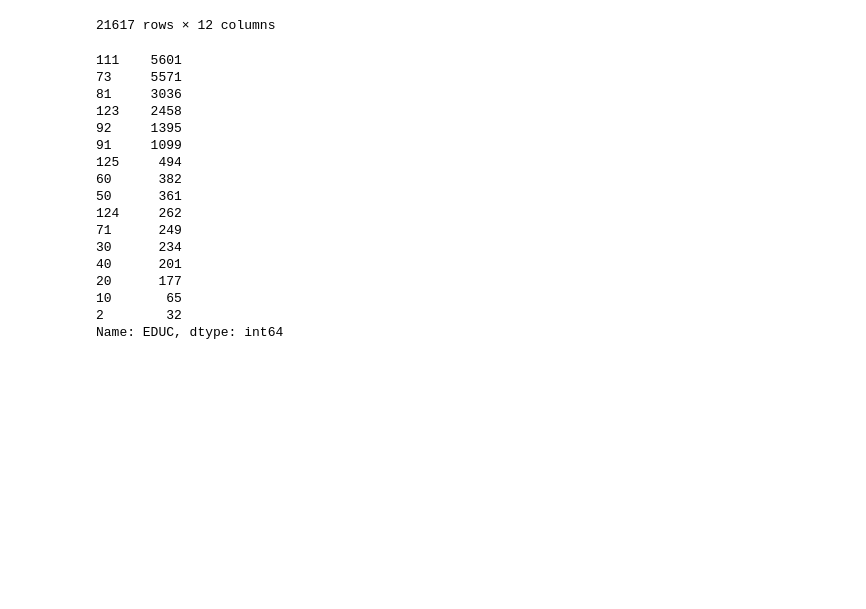
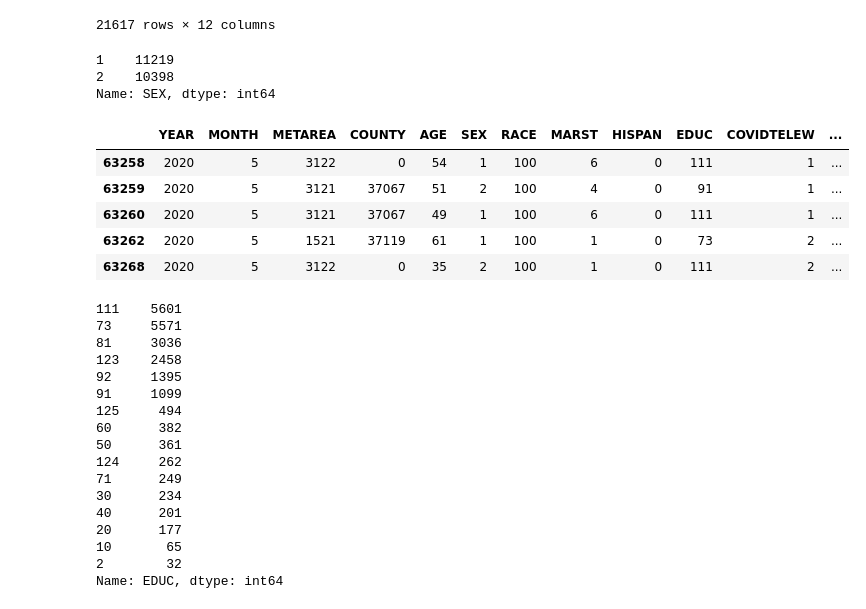
Before and after one commit to timothykeating/Final-Project, a Jupyter notebook: Cleaned_demographic_data.ipynb, the cells around one changed output. Saved outputs shown, nothing was run; the diff lists cells and outputs as text; code cells hidden in the pictures; blank space fills up the shorter version.

```diff
--- a/Cleaned_demographic_data.ipynb
+++ b/Cleaned_demographic_data.ipynb
@@ -88,3 +86,23 @@ demographic_data_df_NC.to_csv(r'demographic_data_NC.csv', encoding='utf-8', inde
+# %%
+demographic_data_df_NC['SEX'].value_counts()
+# %% [output]
+1    11219
+2    10398
+Name: SEX, dtype: int64
+# %%
+gender={1:"Male",
+     2:"Female"
+}
+# %%
+demographic_data_df_NC["gender"] = demographic_data_df_NC['SEX'].map(gender)
+demographic_data_df_NC.head()
+# %% [output]
+|  | YEAR | MONTH | METAREA | COUNTY | AGE | SEX | RACE | MARST | HISPAN | EDUC | COVIDTELEW | ... |
+| 63258 | 2020 | 5 | 3122 | 0 | 54 | 1 | 100 | 6 | 0 | 111 | 1 | ... |
+| 63259 | 2020 | 5 | 3121 | 37067 | 51 | 2 | 100 | 4 | 0 | 91 | 1 | ... |
+| 63260 | 2020 | 5 | 3121 | 37067 | 49 | 1 | 100 | 6 | 0 | 111 | 1 | ... |
+| 63262 | 2020 | 5 | 1521 | 37119 | 61 | 1 | 100 | 1 | 0 | 73 | 2 | ... |
+| 63268 | 2020 | 5 | 3122 | 0 | 35 | 2 | 100 | 1 | 0 | 111 | 2 | ... |
 # %%
 demographic_data_df_NC['EDUC'].value_counts()
 # %% [output]
```
Also changed, not shown: parts of 14 cells of this notebook, 1 other file.
